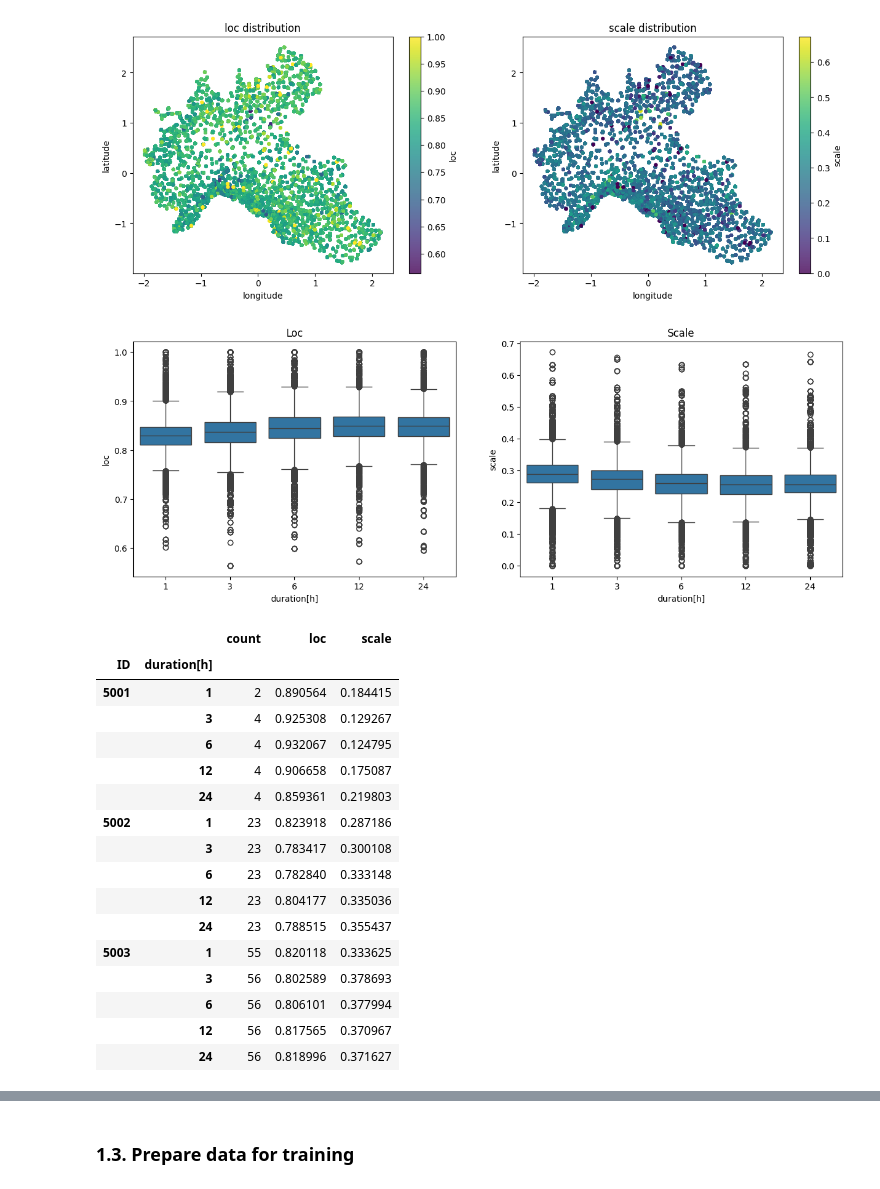
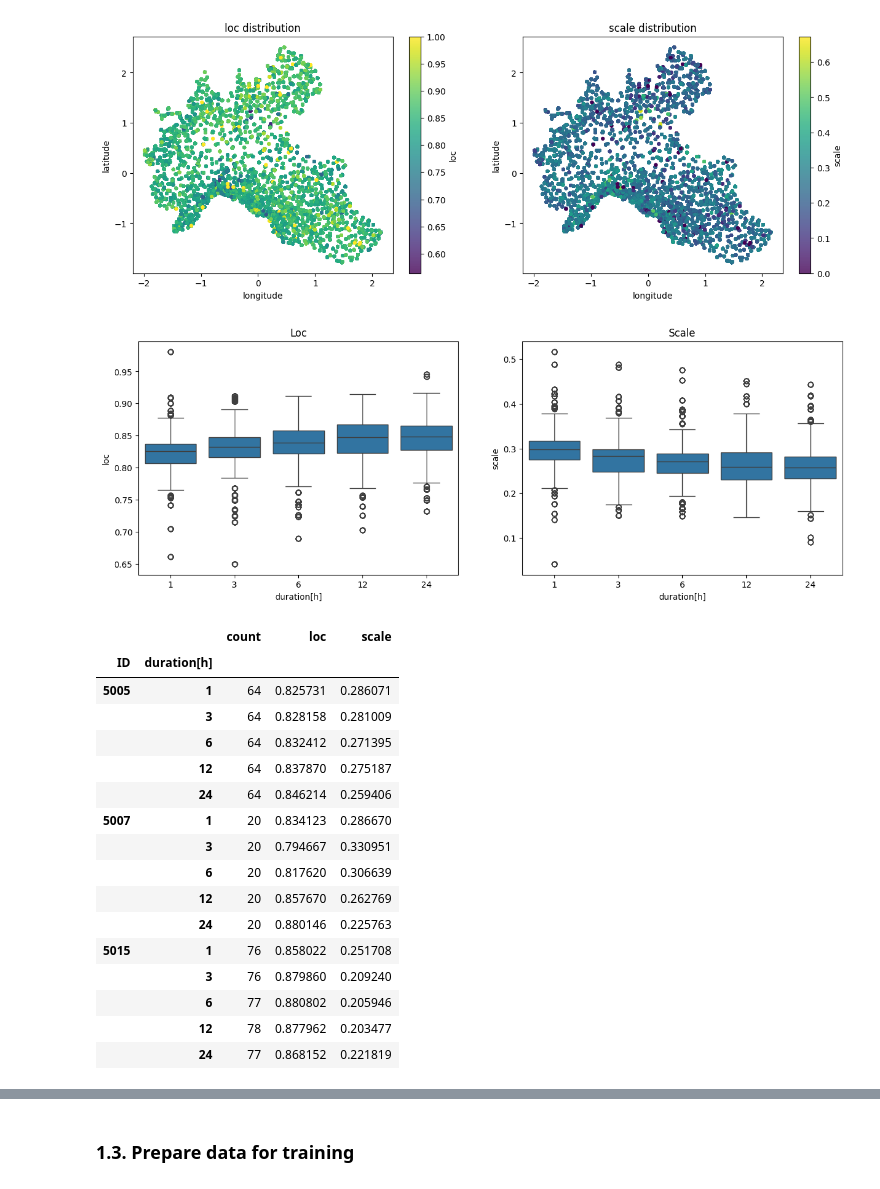
Before and after one commit to oshodiS/Rainfall-BetaEstimation, a Jupyter notebook: Rainfall GUMBELL.ipynb, the cells around one changed output, grey strips where cells are left out. Drawn from its saved outputs; the diff is of its cells as text; code cells hidden in the pictures.

```diff
--- a/Rainfall GUMBELL.ipynb
+++ b/Rainfall GUMBELL.ipynb
@@ -166,42 +157,42 @@ util.geographic_plot(train_df_std, 'loc', 'scale')
 # %%
 #boxplot of loc and scale
 fig, ax = plt.subplots(1, 2, figsize=(15, 5))
 
-sns.boxplot(x='duration[h]', y='loc', data=train_df_std, ax=ax[0])
+sns.boxplot(x='duration[h]', y='loc', data=test_df_std, ax=ax[0])
 ax[0].set_title('Loc')
 
-sns.boxplot(x='duration[h]', y='scale', data=train_df_std, ax=ax[1])
+sns.boxplot(x='duration[h]', y='scale', data=test_df_std, ax=ax[1])
 ax[1].set_title('Scale')
 
 plt.show()
 # %% [output]
-[figure, old version]
+[figure, new version]
 # %%
-AMS_count = train_df_std.groupby(['ID','duration[h]'])['AMS'].count()
+AMS_count = test_df_std.groupby(['ID','duration[h]'])['AMS'].count()
 AMS_count = pd.DataFrame(AMS_count)
 AMS_count.columns = ['count']
-AMS_count['loc'] = train_df_std.groupby(['ID','duration[h]'])['loc'].mean() #prendo la media tanto lo stesso valore è ripetuto
-AMS_count['scale'] = train_df_std.groupby(['ID','duration[h]'])['scale'].mean()
+AMS_count['loc'] = test_df_std.groupby(['ID','duration[h]'])['loc'].mean() #prendo la media tanto lo stesso valore è ripetuto
+AMS_count['scale'] = test_df_std.groupby(['ID','duration[h]'])['scale'].mean()
 
 AMS_count.head(15)
 # %% [output]
 |  |  | count | loc | scale |
 | ID | duration[h] |  |  |  |
-| 5001 | 1 | 2 | 0.890564 | 0.184415 |
-|  | 3 | 4 | 0.925308 | 0.129267 |
-|  | 6 | 4 | 0.932067 | 0.124795 |
-|  | 12 | 4 | 0.906658 | 0.175087 |
-|  | 24 | 4 | 0.859361 | 0.219803 |
-| 5002 | 1 | 23 | 0.823918 | 0.287186 |
-|  | 3 | 23 | 0.783417 | 0.300108 |
-|  | 6 | 23 | 0.782840 | 0.333148 |
-|  | 12 | 23 | 0.804177 | 0.335036 |
-|  | 24 | 23 | 0.788515 | 0.355437 |
-| 5003 | 1 | 55 | 0.820118 | 0.333625 |
-|  | 3 | 56 | 0.802589 | 0.378693 |
-|  | 6 | 56 | 0.806101 | 0.377994 |
-|  | 12 | 56 | 0.817565 | 0.370967 |
-|  | 24 | 56 | 0.818996 | 0.371627 |
+| 5005 | 1 | 64 | 0.825731 | 0.286071 |
+|  | 3 | 64 | 0.828158 | 0.281009 |
+|  | 6 | 64 | 0.832412 | 0.271395 |
+|  | 12 | 64 | 0.837870 | 0.275187 |
+|  | 24 | 64 | 0.846214 | 0.259406 |
+| 5007 | 1 | 20 | 0.834123 | 0.286670 |
+|  | 3 | 20 | 0.794667 | 0.330951 |
+|  | 6 | 20 | 0.817620 | 0.306639 |
+|  | 12 | 20 | 0.857670 | 0.262769 |
+|  | 24 | 20 | 0.880146 | 0.225763 |
+| 5015 | 1 | 76 | 0.858022 | 0.251708 |
+|  | 3 | 76 | 0.879860 | 0.209240 |
+|  | 6 | 77 | 0.880802 | 0.205946 |
+|  | 12 | 78 | 0.877962 | 0.203477 |
+|  | 24 | 77 | 0.868152 | 0.221819 |
 # %%
 fig, ax = plt.subplots(1, 2, figsize=(15, 5))
 
```
Also changed, not shown: parts of 21 cells of this notebook, 3 other files.
